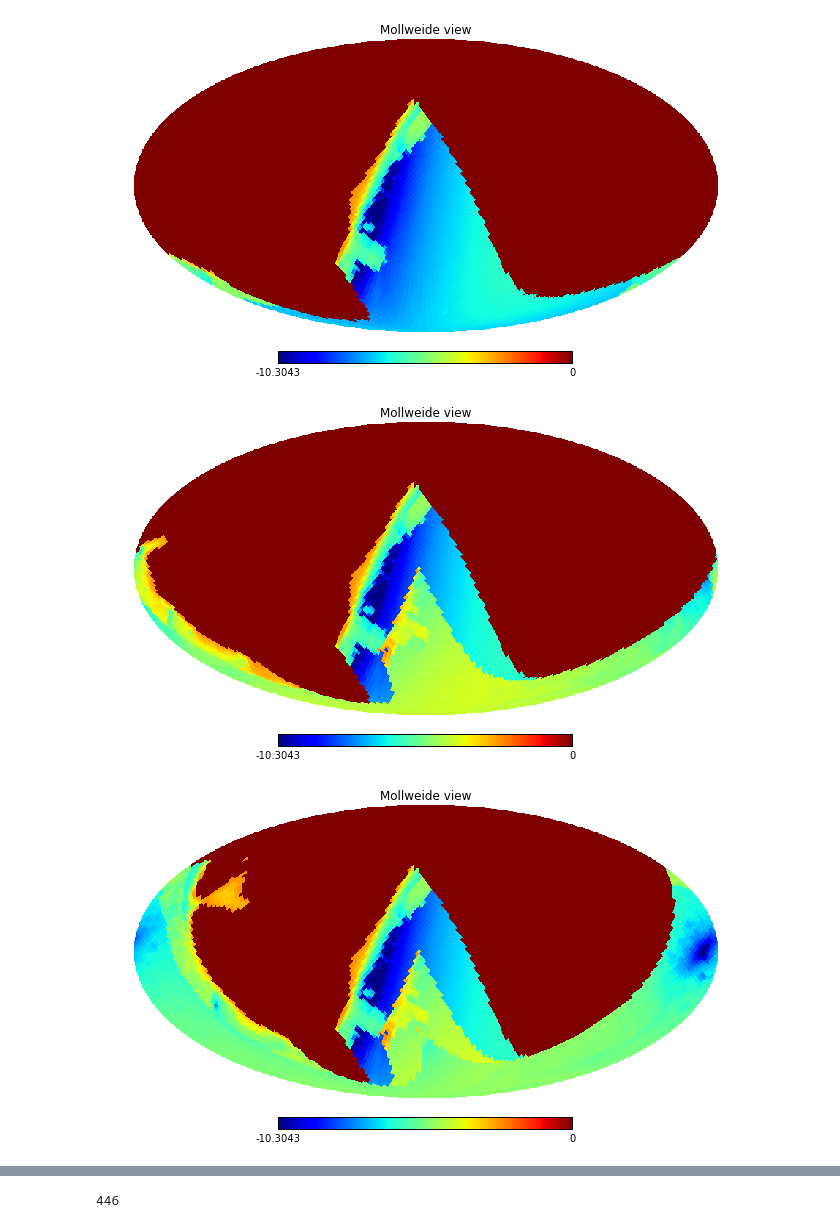
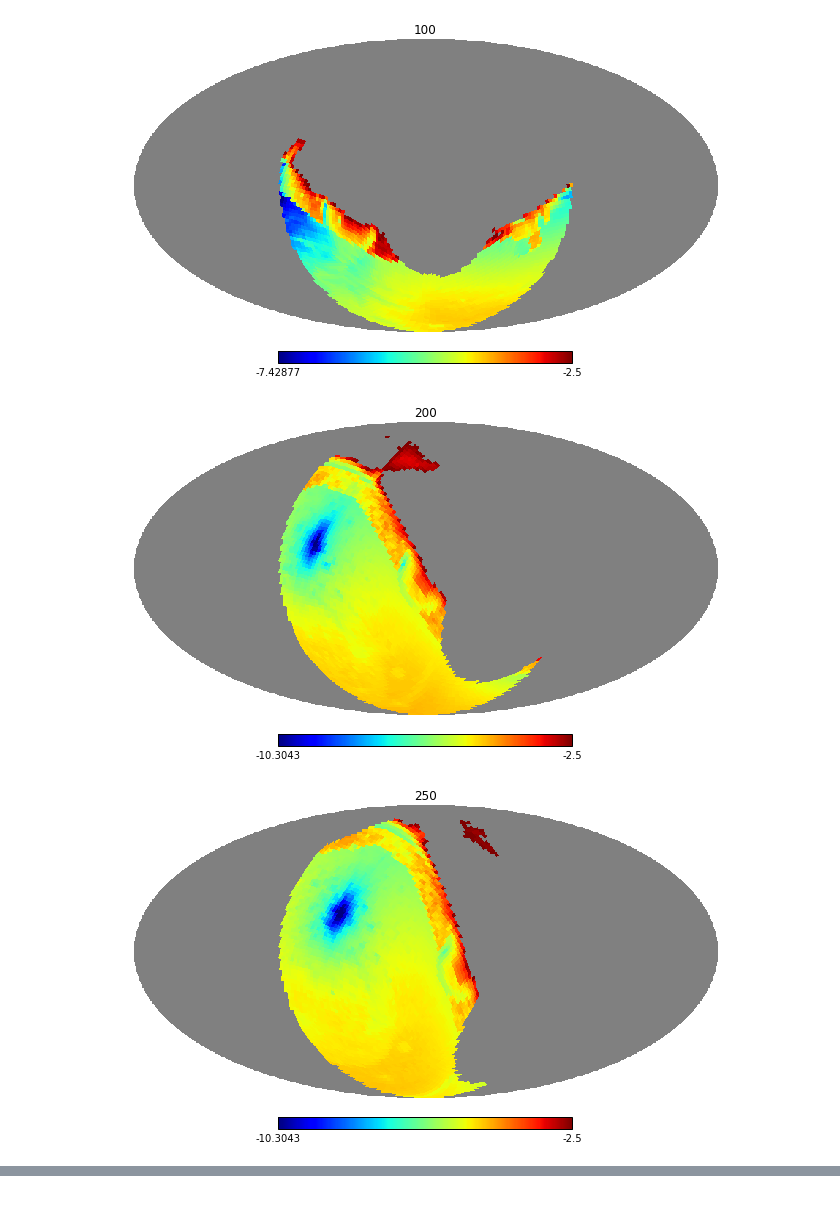
Before and after one commit to yoachim/ScratchStuff, a Jupyter notebook: allSkyCoords/readCheck.ipynb, the cells around one changed output, grey strips where cells are left out. Cells and saved outputs as stored; diff of their text form; code cells hidden in the pictures.

```diff
--- a/allSkyCoords/readCheck.ipynb
+++ b/allSkyCoords/readCheck.ipynb
@@ -7,15 +8,19 @@ import healpy as hp
 names = ['hpid', 'mag', 'airmass', 'mjd', 'filter']
 types = [int,float,float,float,'|S1']
 data = np.loadtxt('xy2sky.txt', dtype=zip(names,types))
+site = Site('LSST')
 # %%
 umjd = np.unique(data['mjd'])
 nside = 32
-skymap = np.zeros(hp.nside2npix(nside))
-for i in [1,100,200, 300]:
+
+for i in [100,200, 250,300, 301,302, 350, 400, 440]:
+    skymap = np.zeros(hp.nside2npix(nside))+hp.UNSEEN
     good = np.where(data['mjd'] == umjd[i])
+    lmst,last = calcLmstLast(umjd[i], site.longitude_rad)
+    lmst = lmst*180/12.
     skymap[data['hpid'][good]] = data['mag'][good]
-    hp.mollview(skymap)
+    hp.mollview(skymap, rot=(lmst,site.latitude,0), title=str(i))
 # %% [output]
-[figure, old version]
+[figure, new version]
-[figure, old version]
+[figure, new version]
-[figure, old version]
+[figure, new version]
@@ -23,4 +32,0 @@ for i in [1,100,200, 300]:
-# %%
-umjd.size
-# %% [output]
-446
```
Also changed, not shown: parts of 3 cells of this notebook.
